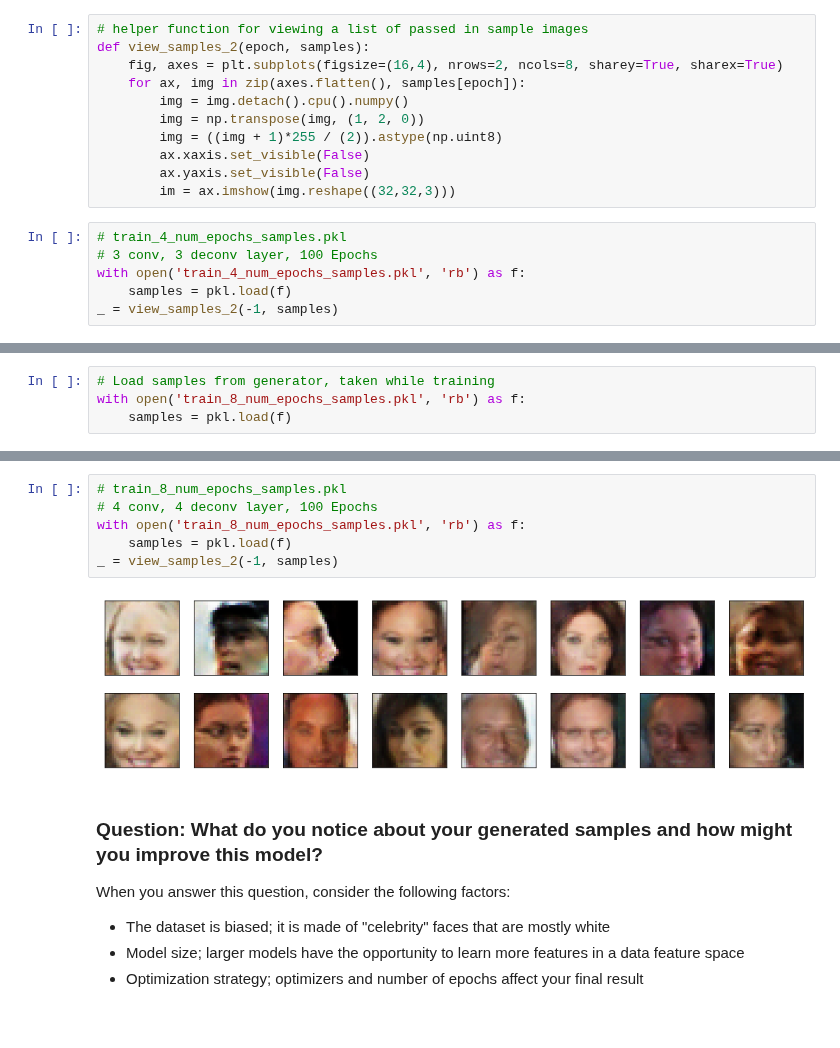
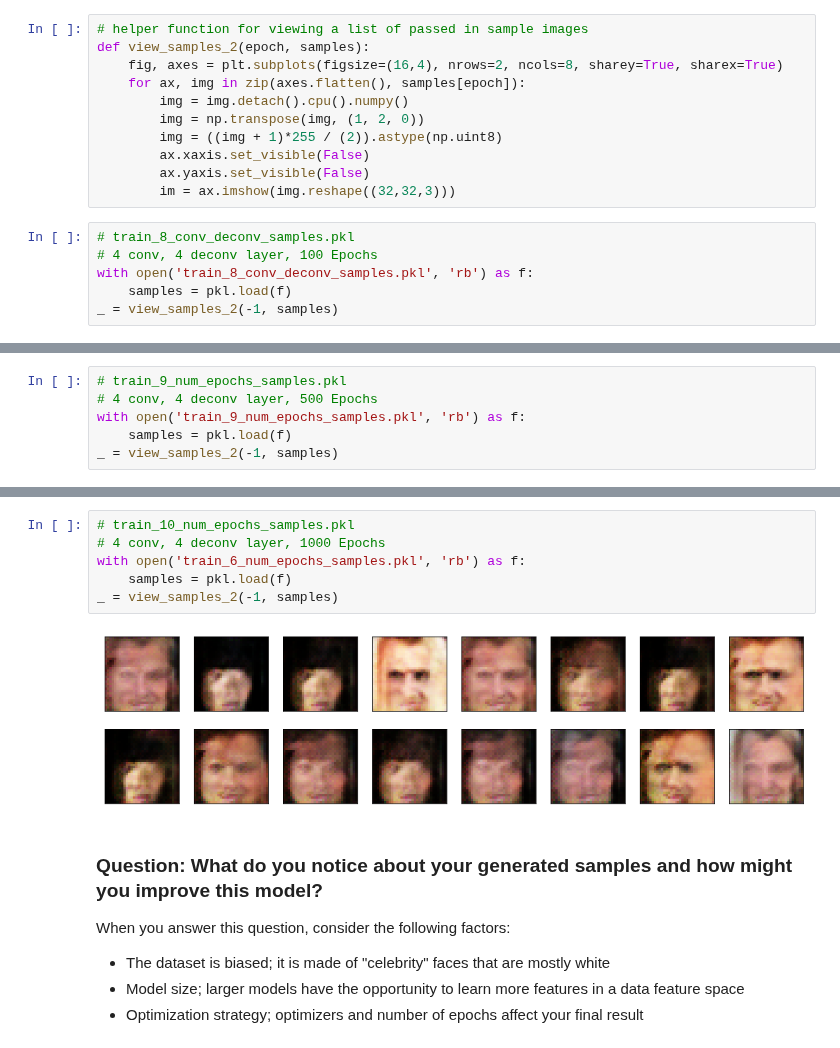
Before and after one commit to ddhartma/Face-Generation-with-DCGANs, a Jupyter notebook: dlnd_face_generation.ipynb, the cells around one changed output, grey strips where cells are left out. Cells and saved outputs as stored; diff of their text form.

```diff
--- a/dlnd_face_generation.ipynb
+++ b/dlnd_face_generation.ipynb
@@ -772,9 +792,9 @@ def view_samples_2(epoch, samples):
         ax.yaxis.set_visible(False)
         im = ax.imshow(img.reshape((32,32,3)))
 # %%
-# train_4_num_epochs_samples.pkl
-# 3 conv, 3 deconv layer, 100 Epochs
-with open('train_4_num_epochs_samples.pkl', 'rb') as f:
+# train_8_conv_deconv_samples.pkl
+# 4 conv, 4 deconv layer, 100 Epochs
+with open('train_8_conv_deconv_samples.pkl', 'rb') as f:
     samples = pkl.load(f)
 _ = view_samples_2(-1, samples)
 # %% [output]
@@ -782,4 +802,6 @@ _ = view_samples_2(-1, samples)
 # %%
-# Load samples from generator, taken while training
-with open('train_8_num_epochs_samples.pkl', 'rb') as f:
+# train_9_num_epochs_samples.pkl
+# 4 conv, 4 deconv layer, 500 Epochs
+with open('train_9_num_epochs_samples.pkl', 'rb') as f:
     samples = pkl.load(f)
+_ = view_samples_2(-1, samples)
@@ -786,11 +810,11 @@ with open('train_8_num_epochs_samples.pkl', 'rb') as f:
 # %%
-# train_8_num_epochs_samples.pkl
-# 4 conv, 4 deconv layer, 100 Epochs
-with open('train_8_num_epochs_samples.pkl', 'rb') as f:
+# train_10_num_epochs_samples.pkl
+# 4 conv, 4 deconv layer, 1000 Epochs
+with open('train_6_num_epochs_samples.pkl', 'rb') as f:
     samples = pkl.load(f)
 _ = view_samples_2(-1, samples)
 # %% [output]
-[figure, old version]
+[figure, new version]
 # %% [markdown]
 ### Question: What do you notice about your generated samples and how might you improve this model?
 When you answer this question, consider the following factors:
```
Also changed, not shown: parts of 7 cells of this notebook.
